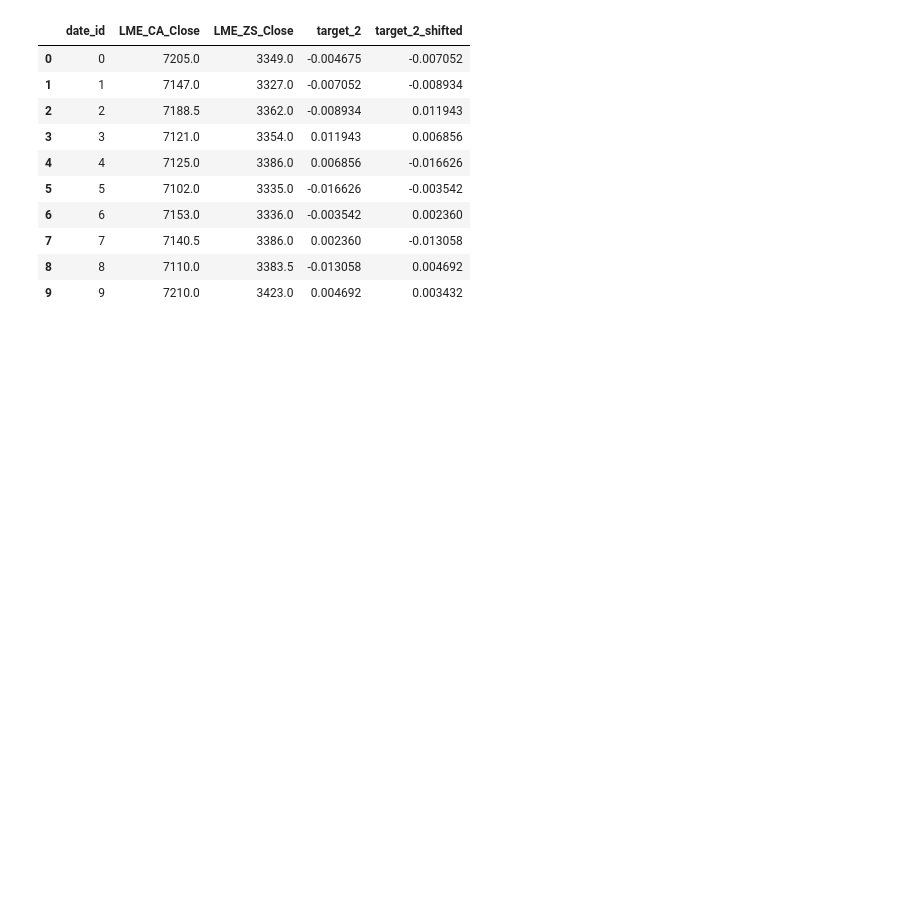
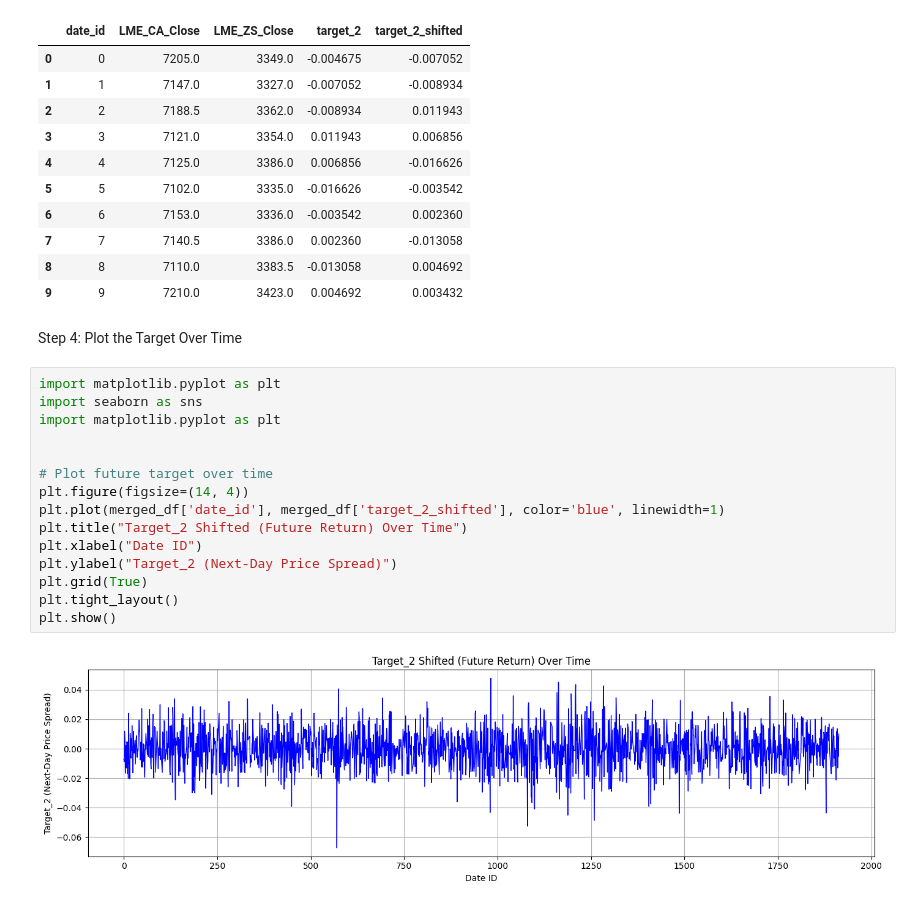
Before and after one commit to Drew-Woodz/kaggle_competitions, a Jupyter notebook: Commodity_Prediction/notebooks/data_Explorer.ipynb, the cells around one changed output. Drawn from its saved outputs; the diff is of its cells as text; blank space fills up the shorter version.

```diff
--- a/Commodity_Prediction/notebooks/data_Explorer.ipynb
+++ b/Commodity_Prediction/notebooks/data_Explorer.ipynb
@@ -37,3 +37,22 @@ merged_df[['date_id', 'LME_CA_Close', 'LME_ZS_Close', 'target_2', 'target_2_shif
 | 7 | 7 | 7140.5 | 3386.0 | 0.002360 | -0.013058 |
 | 8 | 8 | 7110.0 | 3383.5 | -0.013058 | 0.004692 |
 | 9 | 9 | 7210.0 | 3423.0 | 0.004692 | 0.003432 |
+# %% [markdown]
+Step 4: Plot the Target Over Time
+# %%
+import matplotlib.pyplot as plt
+import seaborn as sns
+import matplotlib.pyplot as plt
+
+
+# Plot future target over time
+plt.figure(figsize=(14, 4))
+plt.plot(merged_df['date_id'], merged_df['target_2_shifted'], color='blue', linewidth=1)
+plt.title("Target_2 Shifted (Future Return) Over Time")
+plt.xlabel("Date ID")
+plt.ylabel("Target_2 (Next-Day Price Spread)")
+plt.grid(True)
+plt.tight_layout()
+plt.show()
+# %% [output]
+[figure, added]
```
Also changed, not shown: parts of 7 cells of this notebook, 1 other file.
